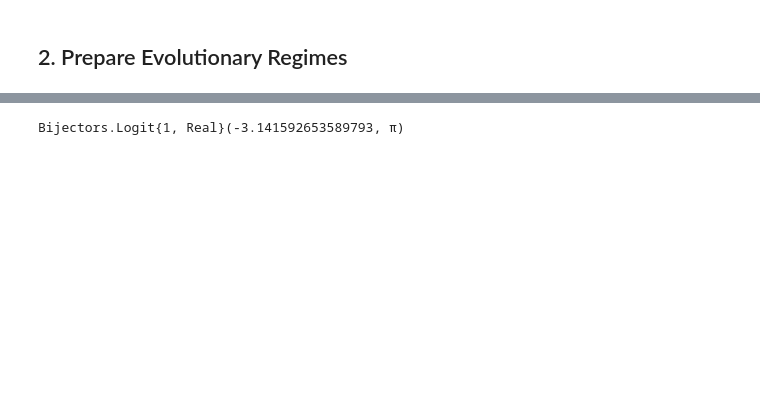
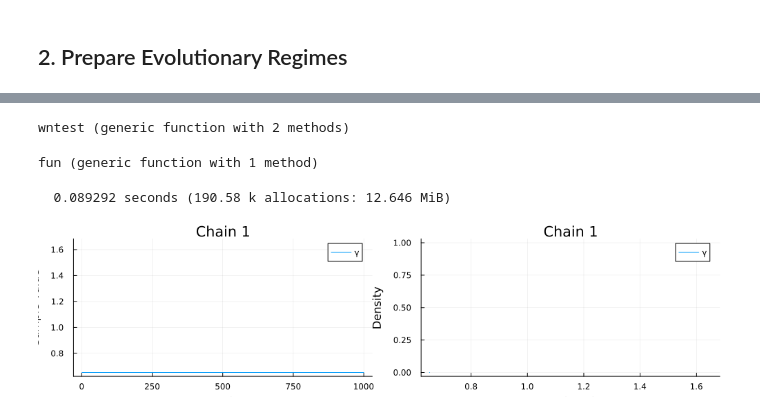
Before and after one commit to FhizZx/TorusEvol, a Jupyter notebook: PairEvol.ipynb, the cells around one changed output, grey strips where cells are left out. Cells and saved outputs as stored; diff of their text form; code cells hidden in the pictures; blank space fills up the shorter version.

Commit message:
turing stuff

```diff
--- a/PairEvol.ipynb
+++ b/PairEvol.ipynb
@@ -23,11 +29,6 @@ include("src/distributions/Common.jl")
 include("src/distributions/JumpingProcess.jl")
 using Base.Threads
 
-diff = WrappedDiffusion([0.0, 1.0], 3.0, 1.0, 1.0, 2.0, 0.1)
-jump = jumping(diff, 100.0)
-t = 0.5;
-x = rand(unwrapped(statdist(diff)), 1000)
-y = rand(statdist(diff), 1000)
-r = rand(1000, 1000)
+
 nthreads()
 # %% [output]
@@ -95,8 +35,0 @@ fun (generic function with 2 methods)
-# %%
-alg = HMC(0.05, 10, :mean, :var)
-alg2 = Gibbs(MH(:mean), MH(:var1), MH(:var2), MH(:t))
-l=200
-model = wnn(x[:, 1:l])
-model2 = fun(x[:, 1:l], y[:, 1:l])
-num_samples = 100
-ch = sample(model2, alg2, num_samples)
@@ -154,6 +35,0 @@ model = gaussian_mixture_model(x);
-# %%
-sampler = Gibbs(PG(50, :k), HMC(0.05, 10, :μ, :w))
-sampler2 = Gibbs(PG(50, :k), MH(:μ), MH(:w))
-nchains = 1
-nsamples=30
-chains = sample(model, sampler2, MCMCThreads(), nsamples, nchains);
@@ -188,6 +36,49 @@ Bijectors.Logit{1, Float64}(0.0, 1.0)
-# %%
-Bijectors.bijector(wn::WrappedNormal) = Bijectors.Logit{1, Real}(-π, π)
-[]
-bijector(statdist(diff))
-# %% [output]
-Bijectors.Logit{1, Real}(-3.141592653589793, π)
+# %%
+using Turing
+using StatsPlots
+using DistributionsAD
+using ReverseDiff
+Turing.setadbackend(:reversediff)
+Turing.setrdcache(true)
+
+@model function wntest(x)
+    #μ ~ WrappedNormal([0.0, 0.0], [3.0 0.0; 0.0 3.0])
+    #μ ~ filldist(Uniform(-π, π), 2)
+    μ = [-1.0, 1.0]
+    t = 0.01
+    γ ~ Exponential(0.01)
+    Σ = [1.0 0.0; 0.0 1.0]
+    origin = [-2.0, -3.0]
+    diff = jumping(WrappedDiffusion(μ, 1.0, 1.0, 1.0, 1.0, 0.1), γ)
+    dist = transdist(diff, t, origin)
+    x ~ dist
+end
+# %% [output]
+wntest (generic function with 2 methods)
+# %%
+function fun()
+    μ = [-1.0, 1.0]
+    Σ = [1.0 0.0; 0.0 1.0]
+    t = 0.01
+    γ = 360.0
+
+    diff = jumping(WrappedDiffusion(μ, 1.0, 1.0, 1.0, 1.0, 0.1), γ)
+    origin = [-2.0, -3.0]
+
+    dist = transdist(diff, t, origin)
+
+    x = rand(dist, 100)
+    numsamples = 1000
+    model = wntest(x)
+    #alg1 = Gibbs(MH(:μ), HMC(0.2, 100, :γ))
+    alg1 = HMC(0.5, 100, :γ)
+    chains = sample(model, alg1, numsamples)
+    plot(chains[["γ"]]; colordim=:parameter, legend=true)
+end
+# %% [output]
+fun (generic function with 1 method)
+# %%
+@time fun()
+# %% [output]
+  0.089292 seconds (190.58 k allocations: 12.646 MiB)
+[figure, added]
```
Also changed, not shown: parts of 16 cells of this notebook, 3 other files.
